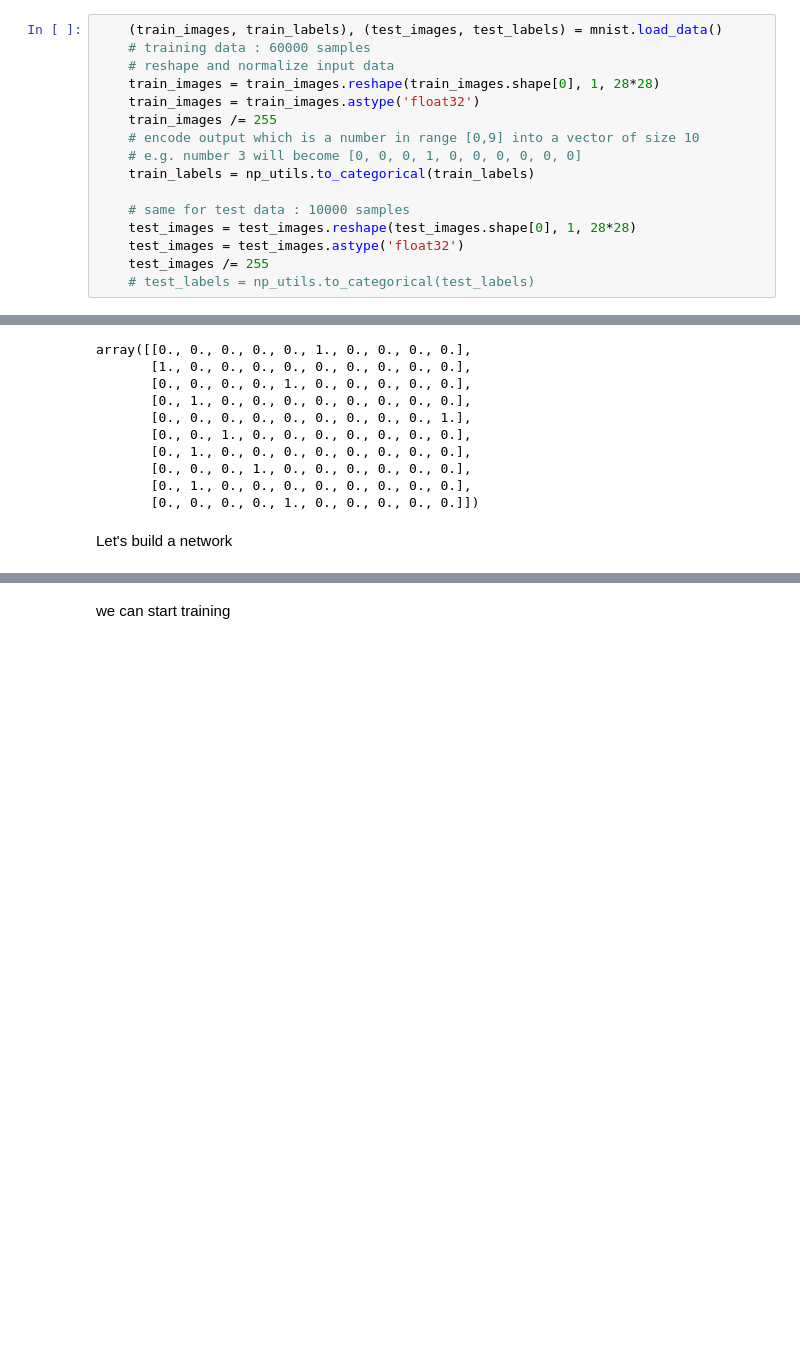
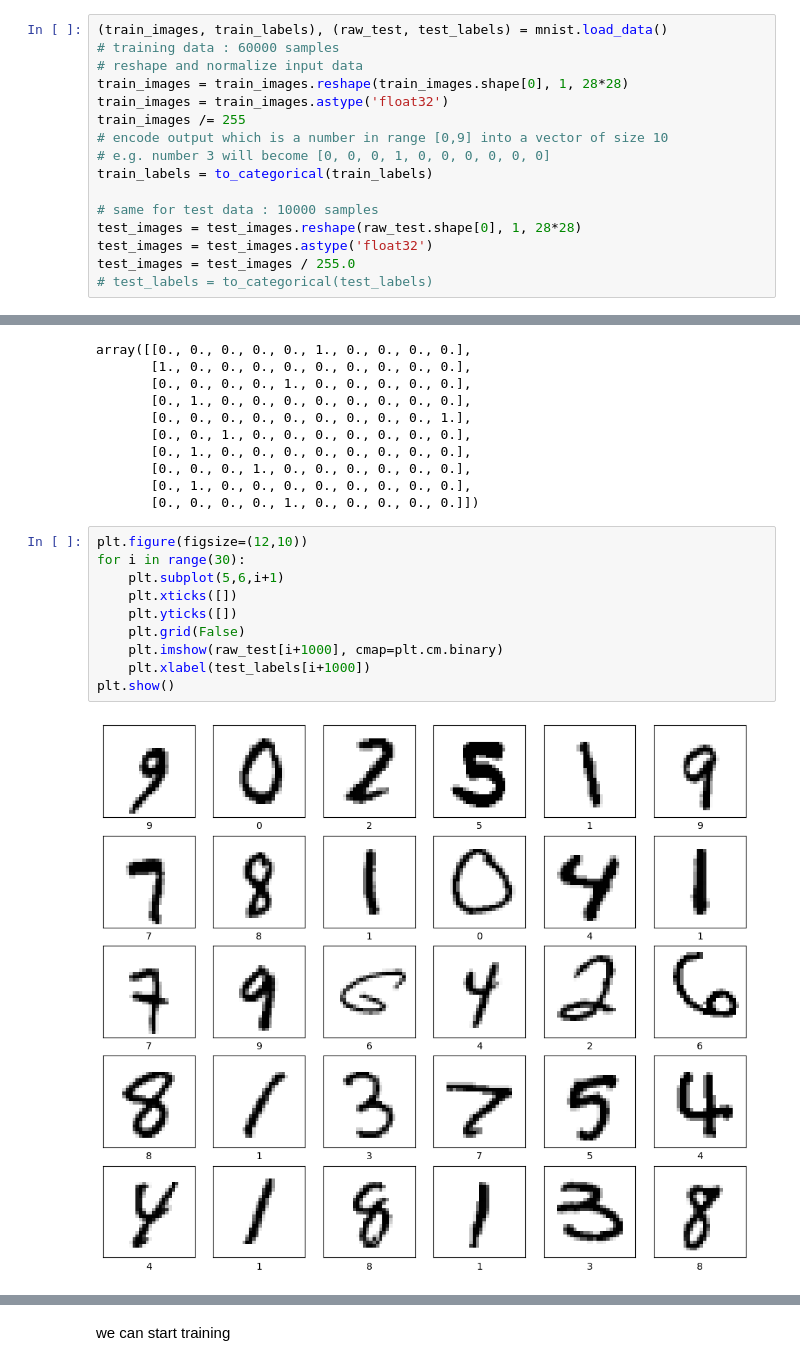
Before and after one commit to LAB271/neural-bench, a Jupyter notebook: notebooks/test.ipynb, the cells around one changed output, grey strips where cells are left out. Saved outputs shown, nothing was run; the diff lists cells and outputs as text; blank space fills up the shorter version.

```diff
--- a/notebooks/test.ipynb
+++ b/notebooks/test.ipynb
@@ -17,21 +16,21 @@ SIZE=2000
 # %% [markdown]
 Now start loading the data
 # %%
-    (train_images, train_labels), (test_images, test_labels) = mnist.load_data()
-    # training data : 60000 samples
-    # reshape and normalize input data
-    train_images = train_images.reshape(train_images.shape[0], 1, 28*28)
-    train_images = train_images.astype('float32')
-    train_images /= 255
-    # encode output which is a number in range [0,9] into a vector of size 10
-    # e.g. number 3 will become [0, 0, 0, 1, 0, 0, 0, 0, 0, 0]
-    train_labels = np_utils.to_categorical(train_labels)
+(train_images, train_labels), (raw_test, test_labels) = mnist.load_data()
+# training data : 60000 samples
+# reshape and normalize input data
+train_images = train_images.reshape(train_images.shape[0], 1, 28*28)
+train_images = train_images.astype('float32')
+train_images /= 255
+# encode output which is a number in range [0,9] into a vector of size 10
+# e.g. number 3 will become [0, 0, 0, 1, 0, 0, 0, 0, 0, 0]
+train_labels = to_categorical(train_labels)
 
-    # same for test data : 10000 samples
-    test_images = test_images.reshape(test_images.shape[0], 1, 28*28)
-    test_images = test_images.astype('float32')
-    test_images /= 255
-    # test_labels = np_utils.to_categorical(test_labels)
+# same for test data : 10000 samples
+test_images = test_images.reshape(raw_test.shape[0], 1, 28*28)
+test_images = test_images.astype('float32')
+test_images = test_images / 255.0
+# test_labels = to_categorical(test_labels)
 # %%
 test_labels[0:10]
 # %% [output]
@@ -49,5 +48,15 @@ array([[0., 0., 0., 0., 0., 1., 0., 0., 0., 0.],
        [0., 0., 0., 1., 0., 0., 0., 0., 0., 0.],
        [0., 1., 0., 0., 0., 0., 0., 0., 0., 0.],
        [0., 0., 0., 0., 1., 0., 0., 0., 0., 0.]])
-# %% [markdown]
-Let's build a network
+# %%
+plt.figure(figsize=(12,10))
+for i in range(30):
+    plt.subplot(5,6,i+1)
+    plt.xticks([])
+    plt.yticks([])
+    plt.grid(False)
+    plt.imshow(raw_test[i+1000], cmap=plt.cm.binary)
+    plt.xlabel(test_labels[i+1000])
+plt.show()
+# %% [output]
+[figure, added]
```
Also changed, not shown: parts of 7 cells of this notebook, 5 other files.
